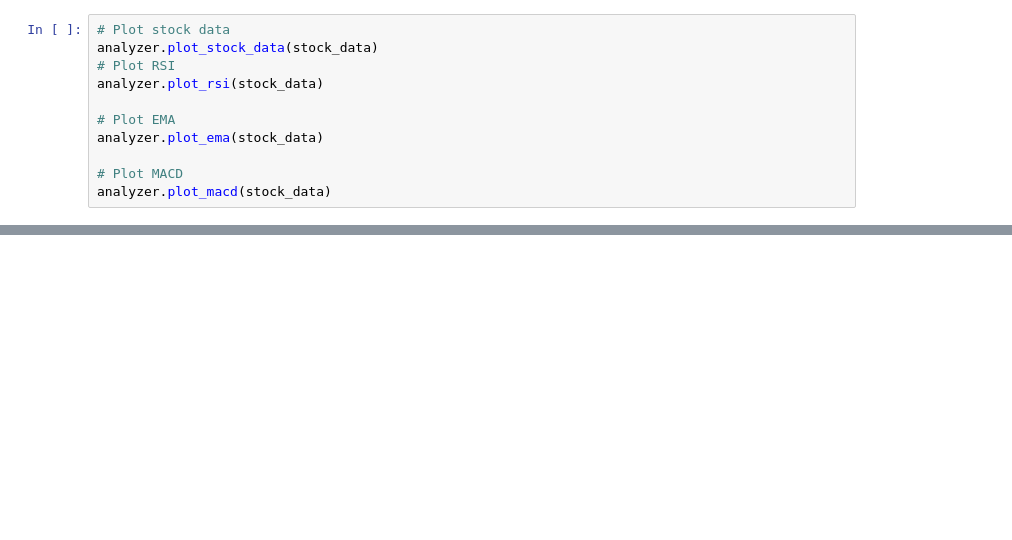
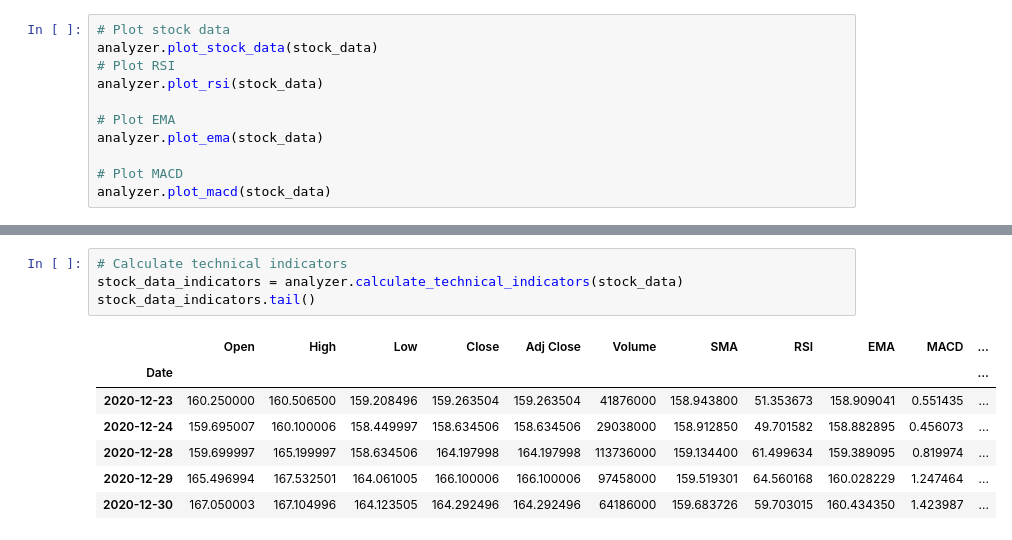
Before and after one commit to ElbetelTaye/Financial-News-and-Stock-Price-analysis, a Jupyter notebook: notebooks/Task2.ipynb, the cells around one changed output, grey strips where cells are left out. Cells and saved outputs as stored; diff of their text form; blank space fills up the shorter version.

```diff
--- a/notebooks/Task2.ipynb
+++ b/notebooks/Task2.ipynb
@@ -132,0 +210,12 @@ analyzer.plot_macd(stock_data)
+# %%
+# Calculate technical indicators
+stock_data_indicators = analyzer.calculate_technical_indicators(stock_data)
+stock_data_indicators.tail()
+# %% [output]
+|  | Open | High | Low | Close | Adj Close | Volume | SMA | RSI | EMA | MACD | ... |
+| Date |  |  |  |  |  |  |  |  |  |  | ... |
+| 2020-12-23 | 160.250000 | 160.506500 | 159.208496 | 159.263504 | 159.263504 | 41876000 | 158.943800 | 51.353673 | 158.909041 | 0.551435 | ... |
+| 2020-12-24 | 159.695007 | 160.100006 | 158.449997 | 158.634506 | 158.634506 | 29038000 | 158.912850 | 49.701582 | 158.882895 | 0.456073 | ... |
+| 2020-12-28 | 159.699997 | 165.199997 | 158.634506 | 164.197998 | 164.197998 | 113736000 | 159.134400 | 61.499634 | 159.389095 | 0.819974 | ... |
+| 2020-12-29 | 165.496994 | 167.532501 | 164.061005 | 166.100006 | 166.100006 | 97458000 | 159.519301 | 64.560168 | 160.028229 | 1.247464 | ... |
+| 2020-12-30 | 167.050003 | 167.104996 | 164.123505 | 164.292496 | 164.292496 | 64186000 | 159.683726 | 59.703015 | 160.434350 | 1.423987 | ... |
```
Also changed, not shown: parts of 7 cells of this notebook.
